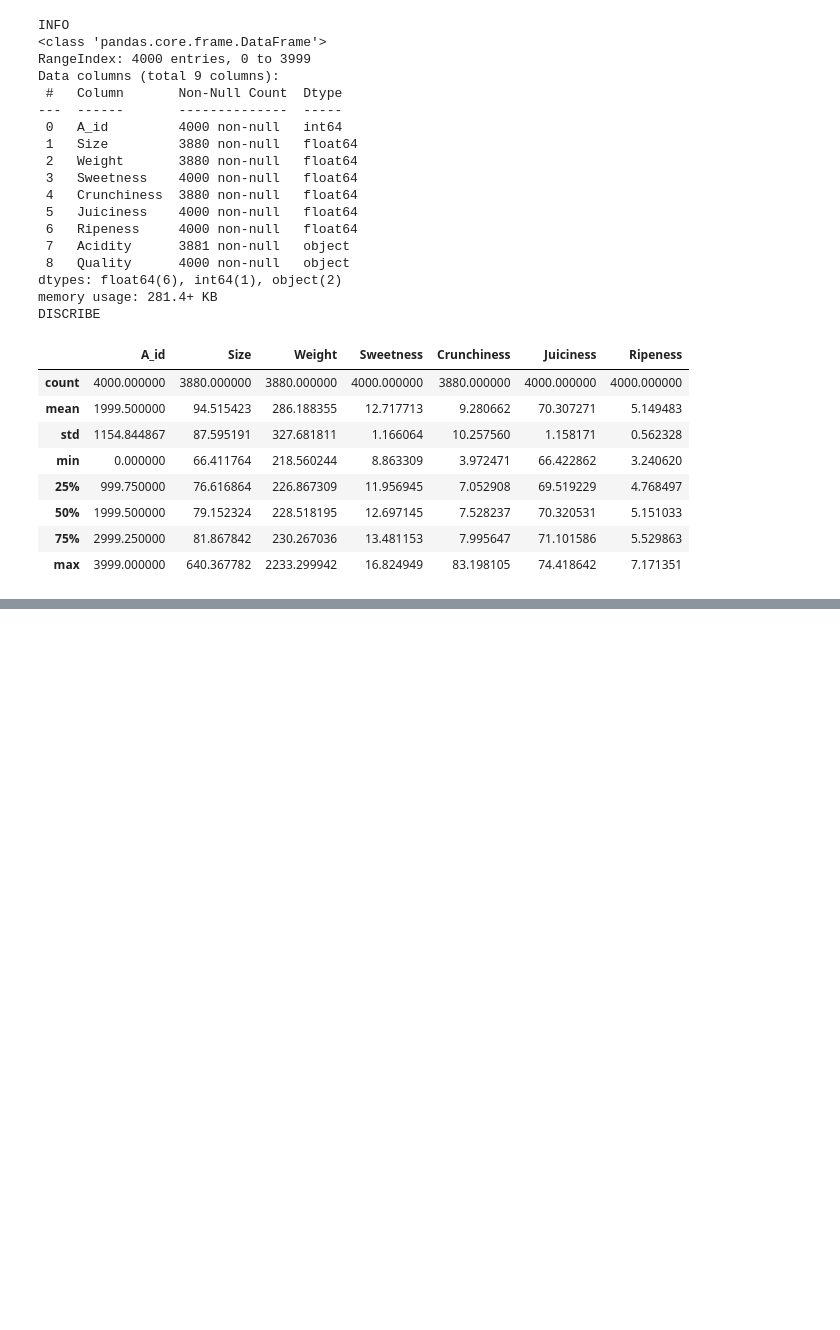
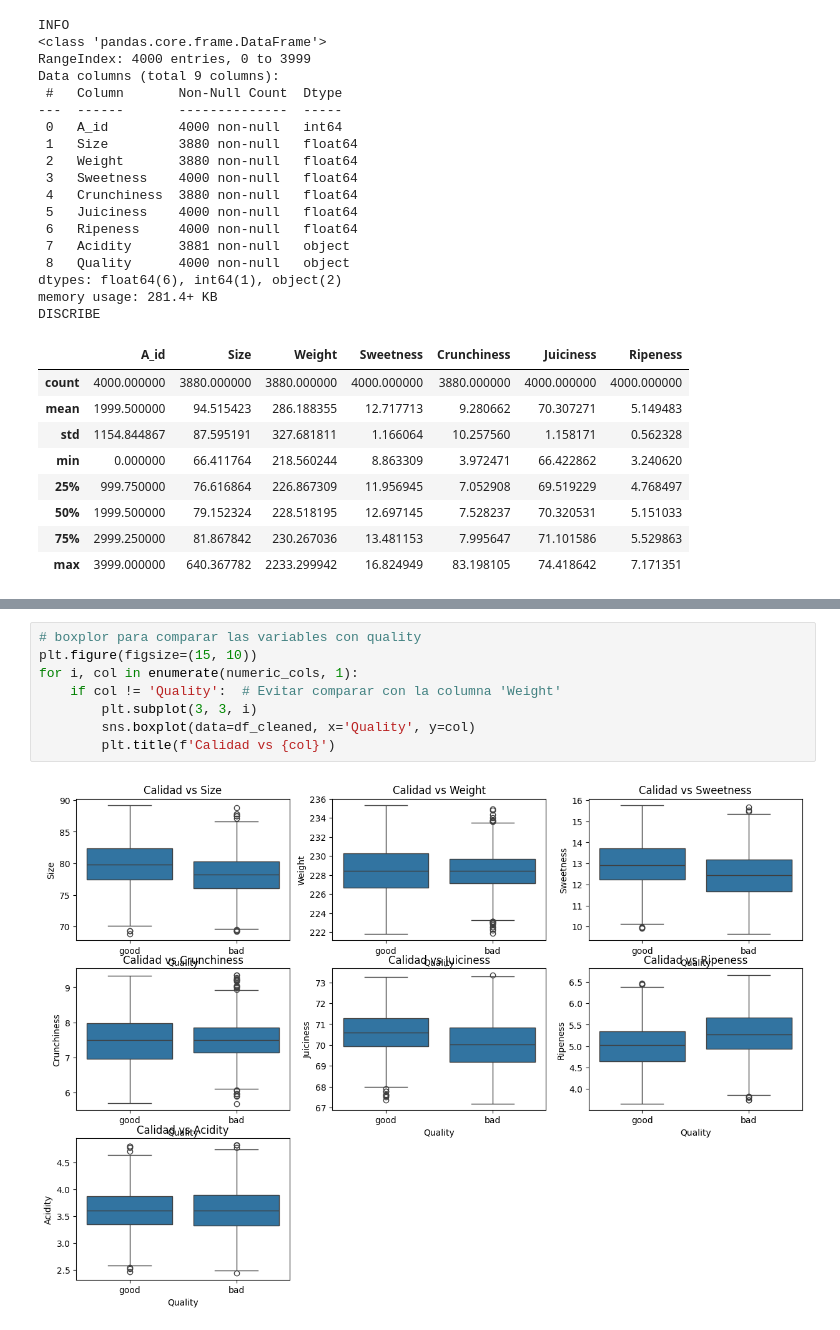
Before and after one commit to LuisEnriquePH/apple-quality-analisis, a Jupyter notebook: netebooks/manzanas.ipynb, the cells around one changed output, grey strips where cells are left out. Saved outputs shown, nothing was run; the diff lists cells and outputs as text; blank space fills up the shorter version.

```diff
--- a/netebooks/manzanas.ipynb
+++ b/netebooks/manzanas.ipynb
@@ -55,0 +247,10 @@ DISCRIBE
+# %%
+# boxplor para comparar las variables con quality
+plt.figure(figsize=(15, 10))
+for i, col in enumerate(numeric_cols, 1):
+    if col != 'Quality':  # Evitar comparar con la columna 'Weight'
+        plt.subplot(3, 3, i)
+        sns.boxplot(data=df_cleaned, x='Quality', y=col)
+        plt.title(f'Calidad vs {col}')
+# %% [output]
+[figure, added]
```
Also changed, not shown: parts of 28 cells of this notebook.
